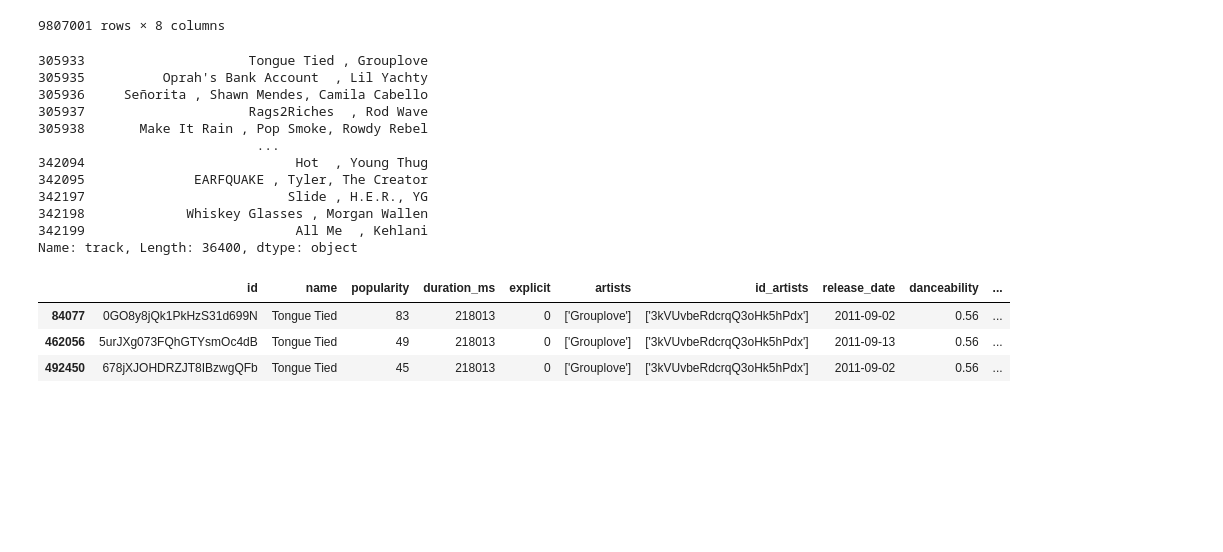
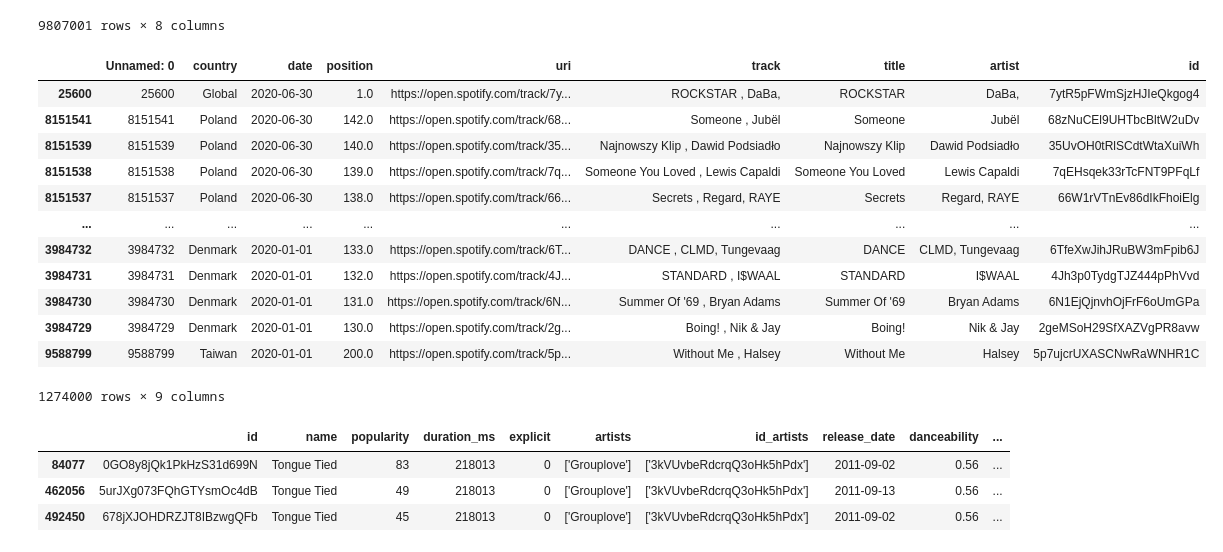
Before and after one commit to M-Sender/CS-Capstone, a Jupyter notebook: code/analysis.ipynb, the cells around one changed output. Drawn from its saved outputs; the diff is of its cells as text; code cells hidden in the pictures; blank space fills up the shorter version.

```diff
--- a/code/analysis.ipynb
+++ b/code/analysis.ipynb
@@ -78,21 +76,22 @@ full_df['id'] = [x.split('/')[-1] if type(x)==str else float('nan') for x in ful
 # %%
 f = partial(pd.to_datetime,yearfirst=True)
 working_df = full_df[(full_df['date']>=f('01/01/2020')) & (full_df['date']<=f('06/30/2020'))].sort_values('date',ascending=False)
-# %%
-working_df[working_df['country']== 'USA'].track.value_counts().plot.pie()
-# %% [output]
-305933                     Tongue Tied , Grouplove
-305935          Oprah's Bank Account  , Lil Yachty
-305936     Señorita , Shawn Mendes, Camila Cabello
-305937                     Rags2Riches  , Rod Wave
-305938       Make It Rain , Pop Smoke, Rowdy Rebel
-                            ...
-342094                           Hot  , Young Thug
-342095              EARFQUAKE , Tyler, The Creator
-342197                          Slide , H.E.R., YG
-342198             Whiskey Glasses , Morgan Wallen
-342199                           All Me  , Kehlani
-Name: track, Length: 36400, dtype: object
+# %%
+working_df
+# %% [output]
+|  | Unnamed: 0 | country | date | position | uri | track | title | artist | id |
+| 25600 | 25600 | Global | 2020-06-30 | 1.0 | https://open.spotify.com/track/7y... | ROCKSTAR , DaBa, | ROCKSTAR | DaBa, | 7ytR5pFWmSjzHJIeQkgog4 |
+| 8151541 | 8151541 | Poland | 2020-06-30 | 142.0 | https://open.spotify.com/track/68... | Someone , Jubël | Someone | Jubël | 68zNuCEl9UHTbcBltW2uDv |
+| 8151539 | 8151539 | Poland | 2020-06-30 | 140.0 | https://open.spotify.com/track/35... | Najnowszy Klip , Dawid Podsiadło | Najnowszy Klip | Dawid Podsiadło | 35UvOH0tRlSCdtWtaXuiWh |
+| 8151538 | 8151538 | Poland | 2020-06-30 | 139.0 | https://open.spotify.com/track/7q... | Someone You Loved , Lewis Capaldi | Someone You Loved | Lewis Capaldi | 7qEHsqek33rTcFNT9PFqLf |
+| 8151537 | 8151537 | Poland | 2020-06-30 | 138.0 | https://open.spotify.com/track/66... | Secrets , Regard, RAYE | Secrets | Regard, RAYE | 66W1rVTnEv86dIkFhoiElg |
+| ... | ... | ... | ... | ... | ... | ... | ... | ... | ... |
+| 3984732 | 3984732 | Denmark | 2020-01-01 | 133.0 | https://open.spotify.com/track/6T... | DANCE , CLMD, Tungevaag | DANCE | CLMD, Tungevaag | 6TfeXwJihJRuBW3mFpib6J |
+| 3984731 | 3984731 | Denmark | 2020-01-01 | 132.0 | https://open.spotify.com/track/4J... | STANDARD , I$WAAL | STANDARD | I$WAAL | 4Jh3p0TydgTJZ444pPhVvd |
+| 3984730 | 3984730 | Denmark | 2020-01-01 | 131.0 | https://open.spotify.com/track/6N... | Summer Of '69 , Bryan Adams | Summer Of '69 | Bryan Adams | 6N1EjQjnvhOjFrF6oUmGPa |
+| 3984729 | 3984729 | Denmark | 2020-01-01 | 130.0 | https://open.spotify.com/track/2g... | Boing! , Nik & Jay | Boing! | Nik & Jay | 2geMSoH29SfXAZVgPR8avw |
+| 9588799 | 9588799 | Taiwan | 2020-01-01 | 200.0 | https://open.spotify.com/track/5p... | Without Me , Halsey | Without Me | Halsey | 5p7ujcrUXASCNwRaWNHR1C |
+1274000 rows × 9 columns
 # %%
 tracks_df[(tracks_df['name']=='Tongue Tied') & (tracks_df['artists']=="['Grouplove']")]
 # %% [output]
```
Also changed, not shown: parts of 4 cells of this notebook.
